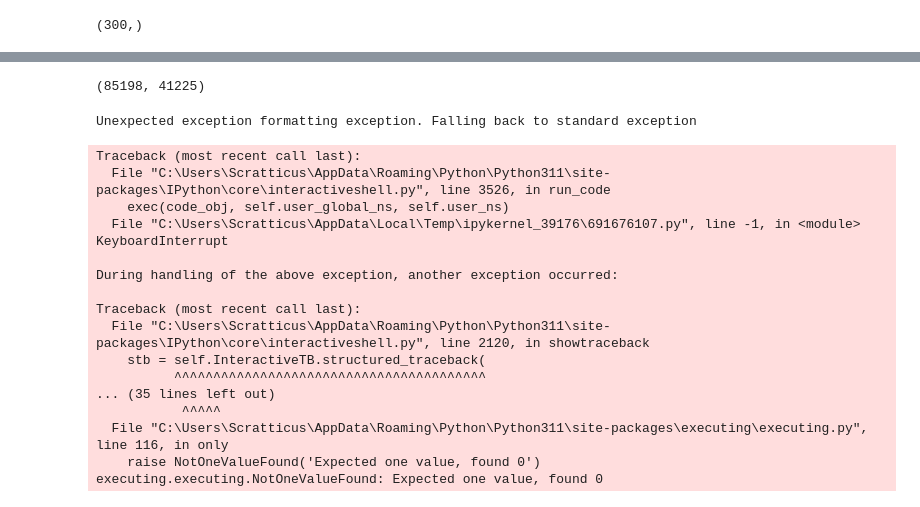
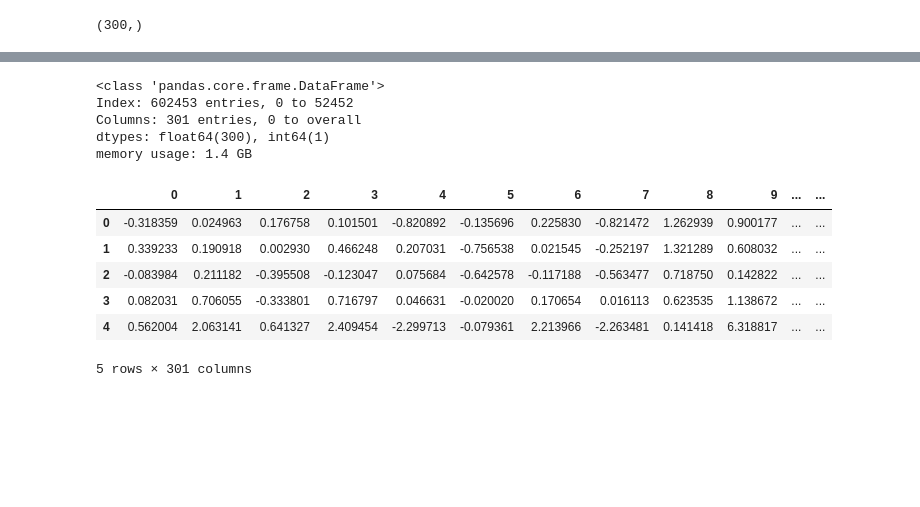
Before and after one commit to Scratticus/DataScientest-Group-NLP-project, a Jupyter notebook: notebooks/Word2vec investigation.ipynb, the cells around one changed output, grey strips where cells are left out. Cells and saved outputs as stored; diff of their text form; code cells hidden in the pictures; blank space fills up the shorter version.

Commit message:
W2V update
Word 2 vec df.csv creation and Word 2 vec investigation uploaded

```diff
--- a/notebooks/Word2vec investigation.ipynb
+++ b/notebooks/Word2vec investigation.ipynb
@@ -97,54 +23,0 @@ MemoryError: Unable to allocate 38.1 GiB for an array with shape (37866, 134922)
-# %%
-vocab = df.columns[:-1]
-
-vocab[:10]
-
-len(vocab)
-
-df.shape
-# %% [output]
-(85198, 41225)
-# %%
-from tqdm import tqdm
-
-W2V_list = []
-
-features = df.drop(columns='overall_rating')
-
-with tqdm(total=df.shape[0]) as pbar:
-    for i in range(df.shape[0]):
-        pbar.update(1)
-        sentence = np.zeros(300)
-
-        indices = np.where(np.array(features.iloc[i, :] >= 1))[0]
-
-        for index in indices:
-            word = vocab[index]
-            if word in GOOGLEMODEL.key_to_index.keys():
-                sentence = sentence + GOOGLEMODEL[word]
-
-        W2V_list.append(sentence)
-
-    W2V_df = pd.DataFrame(W2V_list)
-
-print(W2V_df.shape)
-W2V_df.head()
-# %% [output]
-Unexpected exception formatting exception. Falling back to standard exception
-Traceback (most recent call last):
-  File "C:\Users\Scratticus\AppData\Roaming\Python\Python311\site-packages\IPython\core\interactiveshell.py", line 3526, in run_code
-    exec(code_obj, self.user_global_ns, self.user_ns)
-  File "C:\Users\Scratticus\AppData\Local\Temp\ipykernel_39176\691676107.py", line -1, in <module>
-KeyboardInterrupt
-
-During handling of the above exception, another exception occurred:
-
-Traceback (most recent call last):
-  File "C:\Users\Scratticus\AppData\Roaming\Python\Python311\site-packages\IPython\core\interactiveshell.py", line 2120, in showtraceback
-    stb = self.InteractiveTB.structured_traceback(
-          ^^^^^^^^^^^^^^^^^^^^^^^^^^^^^^^^^^^^^^^^
-... (35 lines left out)
-           ^^^^^
-  File "C:\Users\Scratticus\AppData\Roaming\Python\Python311\site-packages\executing\executing.py", line 116, in only
-    raise NotOneValueFound('Expected one value, found 0')
-executing.executing.NotOneValueFound: Expected one value, found 0
@@ -150,0 +34,19 @@ executing.executing.NotOneValueFound: Expected one value, found 0
+# %%
+df = pd.read_csv('../data/full_w2v_df.csv', index_col=0)
+
+df.info()
+
+df.head()
+# %% [output]
+<class 'pandas.core.frame.DataFrame'>
+Index: 602453 entries, 0 to 52452
+Columns: 301 entries, 0 to overall
+dtypes: float64(300), int64(1)
+memory usage: 1.4 GB
+|  | 0 | 1 | 2 | 3 | 4 | 5 | 6 | 7 | 8 | 9 | ... | ... |
+| 0 | -0.318359 | 0.024963 | 0.176758 | 0.101501 | -0.820892 | -0.135696 | 0.225830 | -0.821472 | 1.262939 | 0.900177 | ... | ... |
+| 1 | 0.339233 | 0.190918 | 0.002930 | 0.466248 | 0.207031 | -0.756538 | 0.021545 | -0.252197 | 1.321289 | 0.608032 | ... | ... |
+| 2 | -0.083984 | 0.211182 | -0.395508 | -0.123047 | 0.075684 | -0.642578 | -0.117188 | -0.563477 | 0.718750 | 0.142822 | ... | ... |
+| 3 | 0.082031 | 0.706055 | -0.333801 | 0.716797 | 0.046631 | -0.020020 | 0.170654 | 0.016113 | 0.623535 | 1.138672 | ... | ... |
+| 4 | 0.562004 | 2.063141 | 0.641327 | 2.409454 | -2.299713 | -0.079361 | 2.213966 | -2.263481 | 0.141418 | 6.318817 | ... | ... |
+5 rows × 301 columns
```
Also changed, not shown: parts of 15 cells of this notebook, 2 other files.
